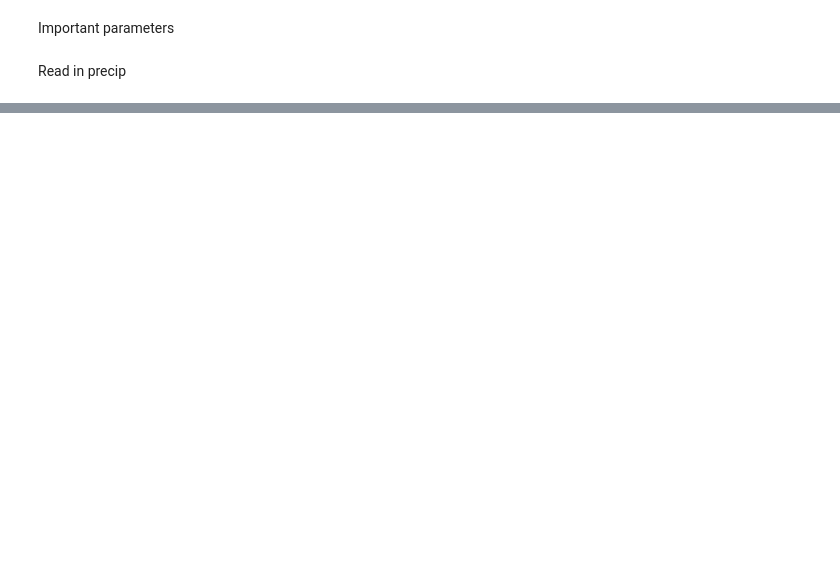
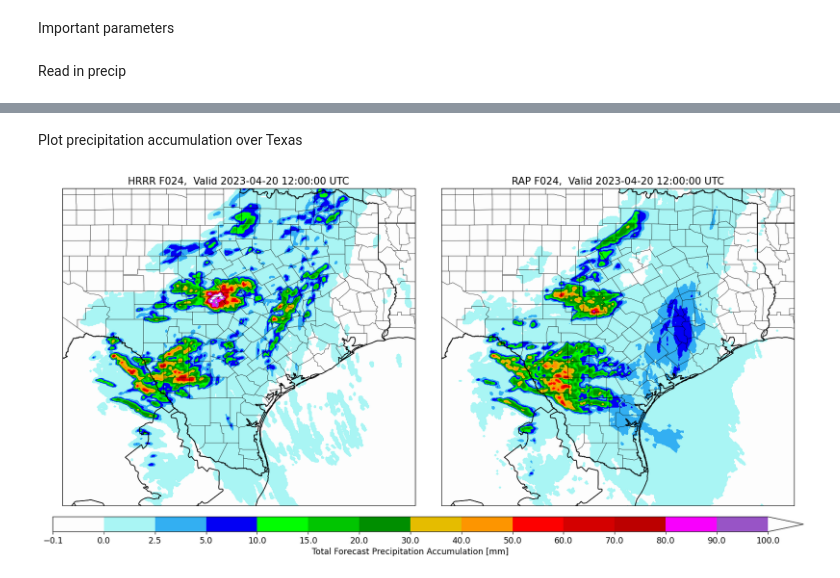
Before and after one commit to robbyfrost/plotting_ufs, a Jupyter notebook: plot_precip.ipynb, the cells around one changed output, grey strips where cells are left out. Drawn from its saved outputs; the diff is of its cells as text; code cells hidden in the pictures; blank space fills up the shorter version.

```diff
--- a/plot_precip.ipynb
+++ b/plot_precip.ipynb
@@ -140,0 +275,66 @@ plt.close()
+# %% [markdown]
+Plot precipitation accumulation over Texas
+# %%
+# custom colorbar using NWS precip accumulation
+nws_precip_colors = [
+    "#fdfdfd",
+    "#a9f5f4",
+    "#33aff2",
+    "#0300f4",
+    "#02fd02",
+    "#01c501",
+    "#008e00",
+    "#fdf802",
+    "#e5bc00",
+    "#fd9500",
+    "#fd0000",
+    "#d40000",
+    "#bc0000",
+    "#f800fd",
+    "#9854c6",
+    "#fdfdfd"
+]
+colors = mcolors.ListedColormap(nws_precip_colors)
+# custom colorbar values
+clevs = [-0.1, 0.0, 2.5, 5, 10, 15, 20, 30, 40, 50, 60, 70, 80, 90, 100]
+# normalize colors around clevs
+norm = mcolors.BoundaryNorm(clevs, 16)
+
+# create plot
+fig, ax = plt.subplots(ncols=2, subplot_kw={'projection': ccrs.PlateCarree()}, figsize=(16,8), constrained_layout=True)
+
+# plot HRRR
+c0 = ax[0].contourf(lon, lat, precip_h.values, clevs,
+                    transform=ccrs.PlateCarree(),
+                    cmap=colors, norm=norm, extend="max")
+# plot RAP
+c1 = ax[1].contourf(lon, lat, precip_r.values, clevs,
+                    transform=ccrs.PlateCarree(),
+                    cmap=colors, norm=norm, extend="max")
+
+# mapping
+plt_area = [-103, -93, 25, 34] # W, E, S, N
+for i, iax in enumerate(ax):
+    iax.coastlines()
+    iax.add_feature(cpf.BORDERS)
+    iax.add_feature(cpf.STATES)
+    iax.set_extent(plt_area)
+    # Load the json file with county coordinates
+    geoData = gpd.read_file('https://raw.githubusercontent.com/holtzy/The-Python-Graph-Gallery/master/static/data/US-counties.geojson')
+    geoData.plot(ax=iax, color="none", lw=0.3, aspect=1)
+
+# set title
+ax[0].set_title(f"HRRR F0{hr},  Valid 2023-04-20 12:00:00 UTC")
+ax[1].set_title(f"RAP F0{hr},  Valid 2023-04-20 12:00:00 UTC")
+
+# Add colorbar
+cbar = fig.colorbar(c1, ax=ax, orientation='horizontal', extend=True, pad=0.03, aspect=50)
+cbar.set_label('Total Forecast Precipitation Accumulation [mm]')
+cbar.set_ticks(clevs)
+
+# save and close figure
+plt.savefig(f"{figdir}precip_TX.png")
+plt.show()
+plt.close()
+# %% [output]
+[figure, added]
```
Also changed, not shown: parts of 18 cells of this notebook, 9 other files.
